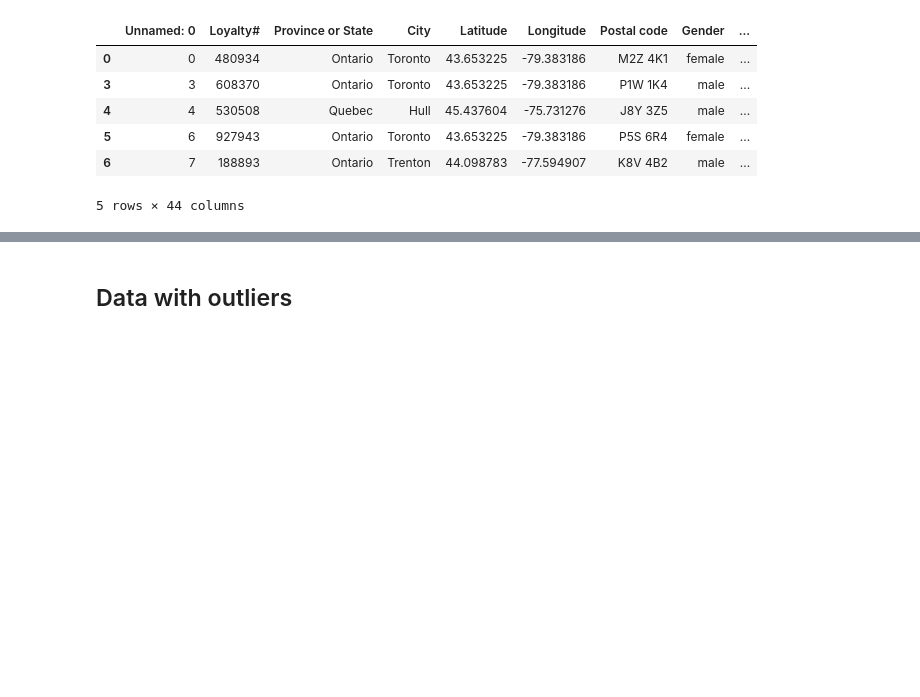
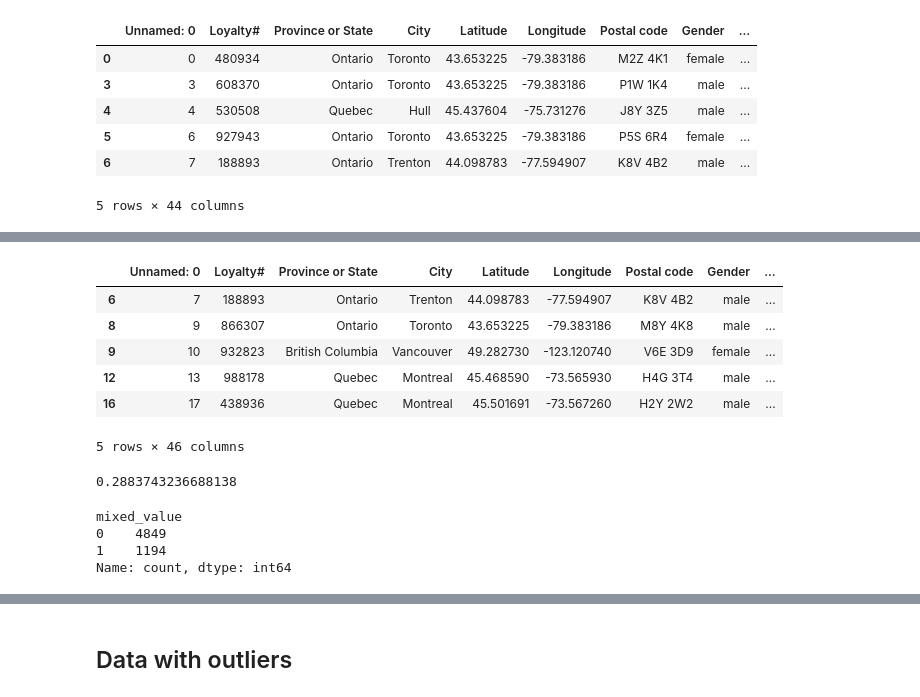
Before and after one commit to LiberoBiagi/DM_Nova_IMS_25-26, a Jupyter notebook: data_mining.ipynb, the cells around one changed output, grey strips where cells are left out. Saved outputs shown, nothing was run; the diff lists cells and outputs as text; code cells hidden in the pictures; blank space fills up the shorter version.

```diff
--- a/data_mining.ipynb
+++ b/data_mining.ipynb
@@ -2914,0 +2950,4 @@ df_scaled_active.head()
+# %%
+diff_behav = df_scaled_active[
+    df_scaled_active["behavioural_cluster"] != df_scaled_active["fuzzy_behavioural"]
+]
@@ -2914,0 +2958,21 @@ df_scaled_active.head()
+# %%
+diff_behav.head()
+# %% [output]
+|  | Unnamed: 0 | Loyalty# | Province or State | City | Latitude | Longitude | Postal code | Gender | ... |
+| 6 | 7 | 188893 | Ontario | Trenton | 44.098783 | -77.594907 | K8V 4B2 | male | ... |
+| 8 | 9 | 866307 | Ontario | Toronto | 43.653225 | -79.383186 | M8Y 4K8 | male | ... |
+| 9 | 10 | 932823 | British Columbia | Vancouver | 49.282730 | -123.120740 | V6E 3D9 | female | ... |
+| 12 | 13 | 988178 | Quebec | Montreal | 45.468590 | -73.565930 | H4G 3T4 | male | ... |
+| 16 | 17 | 438936 | Quebec | Montreal | 45.501691 | -73.567260 | H2Y 2W2 | male | ... |
+5 rows × 46 columns
+# %%
+print(diff_behav["behavioural_fuzzy_membership_0"].mean())
+# %% [output]
+0.2883743236688138
+# %%
+diff_behav["mixed_value"].value_counts()
+# %% [output]
+mixed_value
+0    4849
+1    1194
+Name: count, dtype: int64
```
Also changed, not shown: parts of 34 cells of this notebook, 1 other file.
